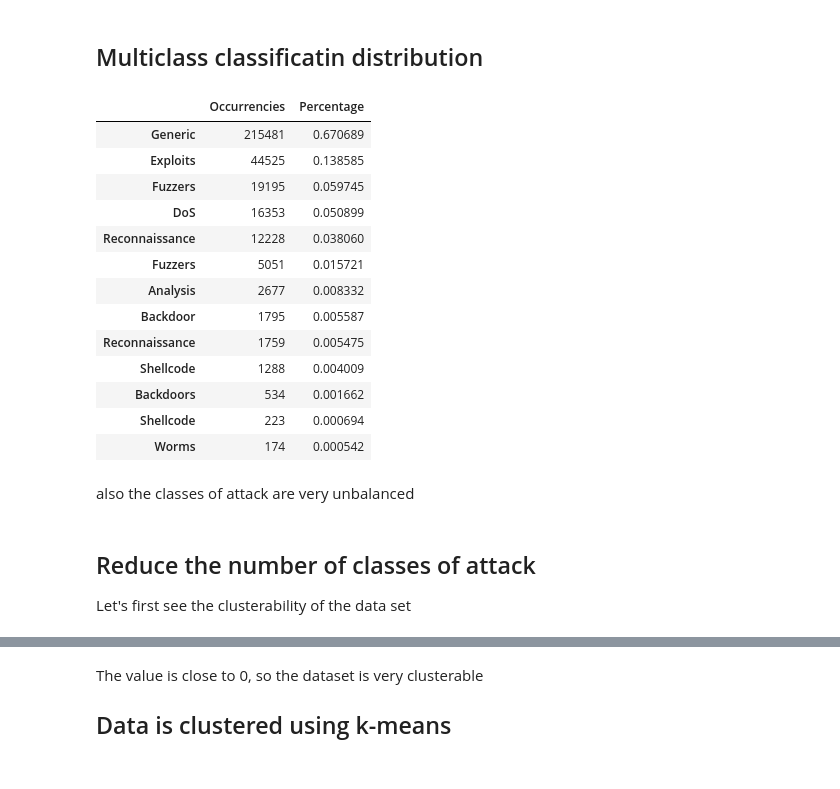
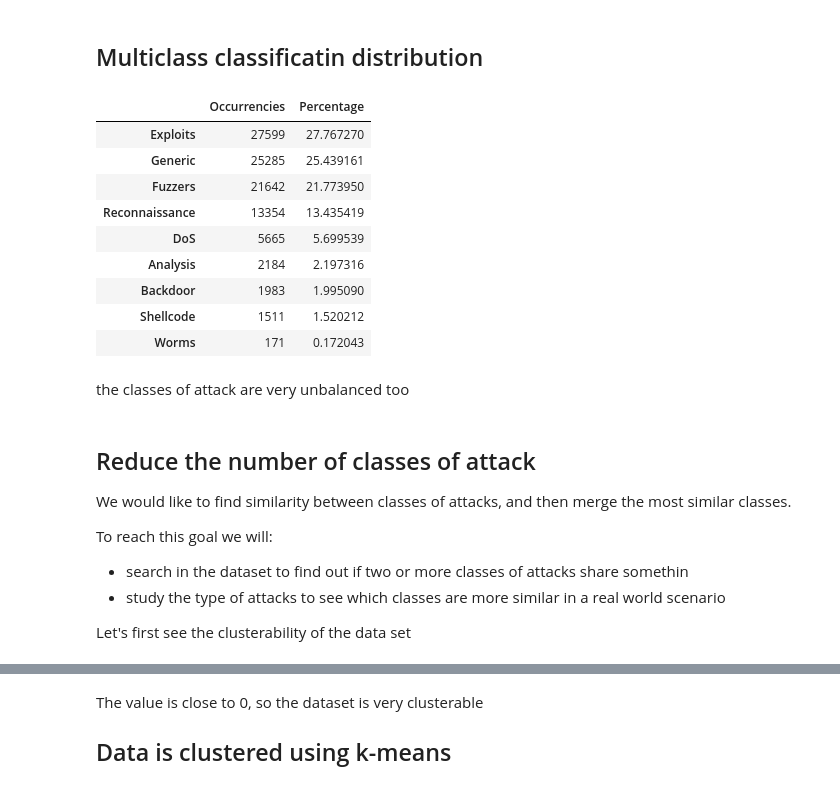
Before and after one commit to just-hms/DM-ML, a Jupyter notebook: src/preprocessing.ipynb, the cells around one changed output, grey strips where cells are left out. Cells and saved outputs as stored; diff of their text form; code cells hidden in the pictures.

```diff
--- a/src/preprocessing.ipynb
+++ b/src/preprocessing.ipynb
@@ -107,7 +107,16 @@ nominal_features = ["proto", "state", "service"]
 
 for nominal_feature in nominal_features:
 	new_values, index = pd.factorize(data[nominal_feature])
+
+	# add the mapping function to a dictonary so it's reusable in the real scenario
+	dict = {}
+
+	column = data[nominal_feature].iloc
+	for i in range(0,len(data)):
+		dict[column[i]] = new_values[i]
+
+	print(dict)
+
+	# editing the data
 	data[nominal_feature] = new_values
-
-data.info()
 # %% [output]
@@ -132,0 +144,6 @@ memory usage: 910.8+ MB
+# %%
+# delete spaces if the attackcat is not None
+data.attack_cat = data.attack_cat.apply(lambda x: str(x).strip() if str(x) != "nan" else x)
+
+# Merge `Backdoor` and `Backdoors` as they are the same thing
+data.attack_cat = data.attack_cat.apply(lambda x: "Backdoor" if x == "Backdoors" else x)
@@ -133 +152,3 @@ memory usage: 910.8+ MB
+# %%
+data.drop_duplicates(inplace=True)
 # %% [markdown]
@@ -148,34 +171,36 @@ We have a very unbalanced dataset. Now let's look at the attack classes
 # %% [markdown]
 ## Multiclass classificatin distribution
 # %%
-data_summary_classes = pd.DataFrame(data.attack_cat.value_counts())
-data_summary_classes.columns.values[0] = "Occurrencies"
+classes_summary = pd.DataFrame(data.attack_cat.value_counts())
+classes_summary.columns.values[0] = "Occurrencies"
 
 attack_len = sum(data.Label)
-data_summary_classes["Percentage"] = data.attack_cat.value_counts() / attack_len
+classes_summary["Percentage"] = data.attack_cat.value_counts() / attack_len * 100
 
-data_summary_classes
+classes_summary
 # %% [output]
 |  | Occurrencies | Percentage |
-| Generic | 215481 | 0.670689 |
-| Exploits | 44525 | 0.138585 |
-| Fuzzers | 19195 | 0.059745 |
-| DoS | 16353 | 0.050899 |
-| Reconnaissance | 12228 | 0.038060 |
-| Fuzzers | 5051 | 0.015721 |
-| Analysis | 2677 | 0.008332 |
-| Backdoor | 1795 | 0.005587 |
-| Reconnaissance | 1759 | 0.005475 |
-| Shellcode | 1288 | 0.004009 |
-| Backdoors | 534 | 0.001662 |
-| Shellcode | 223 | 0.000694 |
-| Worms | 174 | 0.000542 |
+| Exploits | 27599 | 27.767270 |
+| Generic | 25285 | 25.439161 |
+| Fuzzers | 21642 | 21.773950 |
+| Reconnaissance | 13354 | 13.435419 |
+| DoS | 5665 | 5.699539 |
+| Analysis | 2184 | 2.197316 |
+| Backdoor | 1983 | 1.995090 |
+| Shellcode | 1511 | 1.520212 |
+| Worms | 171 | 0.172043 |
 # %% [markdown]
-also the classes of attack are very unbalanced
+the classes of attack are very unbalanced too
-# %% [markdown]
-## Reduce the number of classes of attack
-
-Let's first see the clusterability of the data set
+# %% [markdown]
+## Reduce the number of classes of attack
+
+We would like to find similarity between classes of attacks, and then merge the most similar classes.
+
+To reach this goal we will:
+- search in the dataset to find out if two or more classes of attacks share somethin
+- study the type of attacks to see which classes are more similar in a real world scenario
+
+Let's first see the clusterability of the data set
 # %%
 import pyclustertend as pyct
 
```
Also changed, not shown: parts of 23 cells of this notebook, 21 other files.
